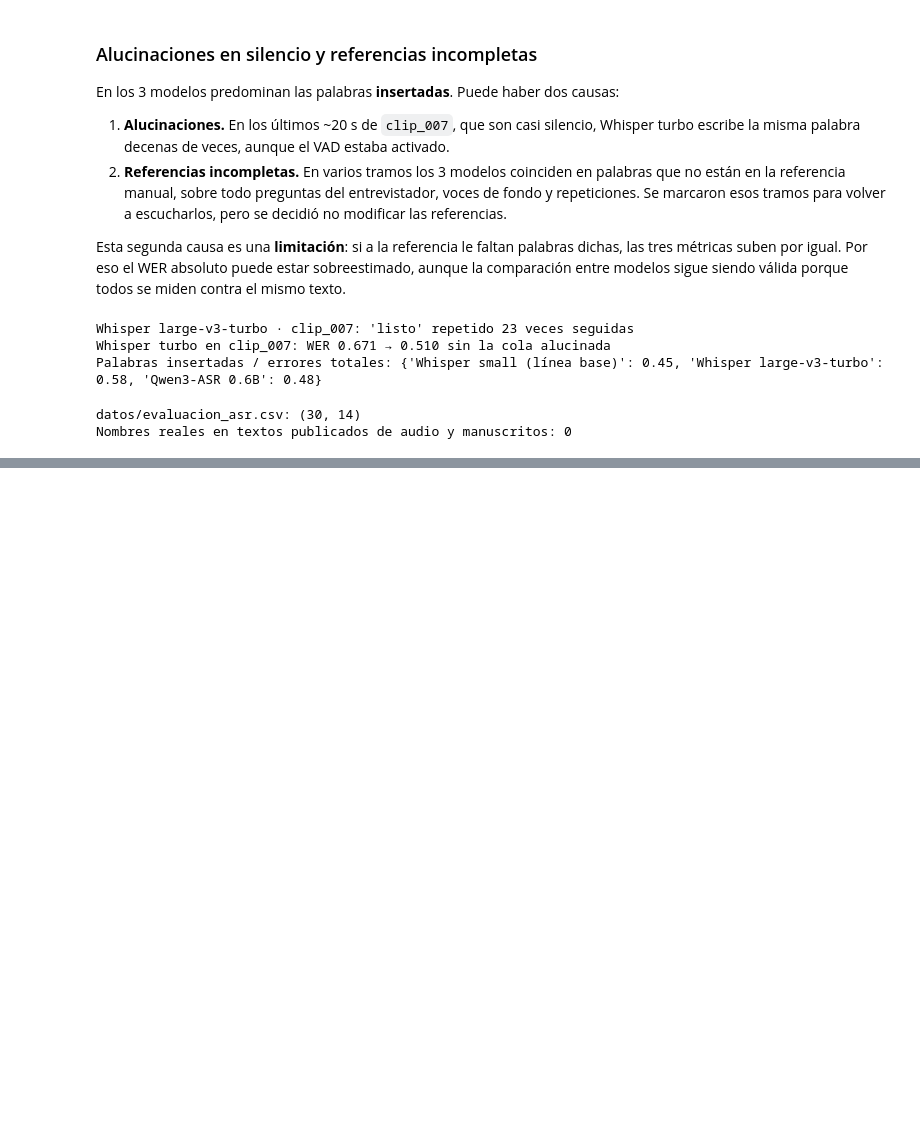
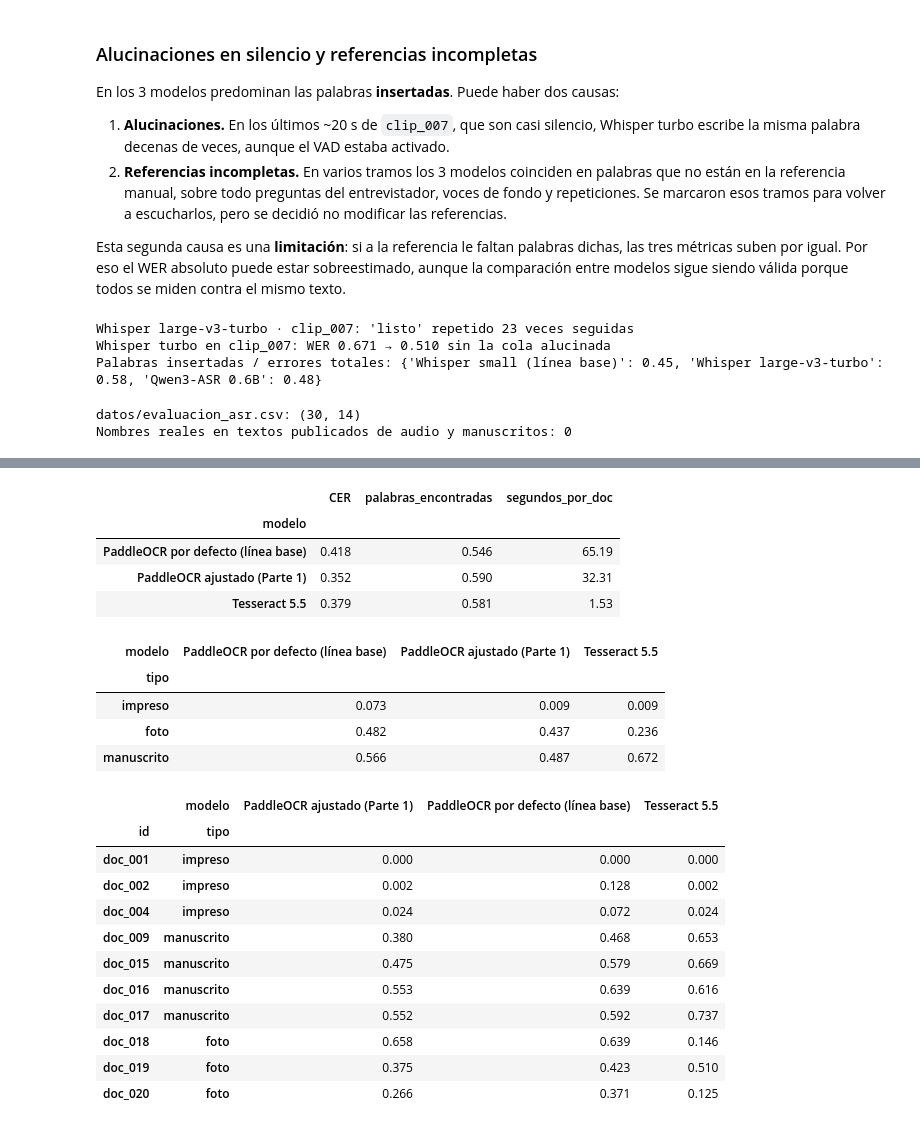
Before and after one commit to SusanMontalvo81/Diplomado-Su-2026, a Jupyter notebook: tarea_2/02_evaluacion.ipynb, the cells around one changed output, grey strips where cells are left out. Saved outputs shown, nothing was run; the diff lists cells and outputs as text; code cells hidden in the pictures; blank space fills up the shorter version.

```diff
--- a/tarea_2/02_evaluacion.ipynb
+++ b/tarea_2/02_evaluacion.ipynb
@@ -265,0 +311,53 @@ Nombres reales en textos publicados de audio y manuscritos: 0
+# %%
+MODELOS_OCR = {"paddle-base": "PaddleOCR por defecto (línea base)", "paddle": "PaddleOCR ajustado (Parte 1)",
+               "tesseract": "Tesseract 5.5"}
+OCR = Path("datos/raw/documentos/ocr")
+
+def palabras_encontradas(ref, hip):
+    r, h = [pd.Series(metricas.normalizar(t).split()).value_counts() for t in (ref, hip)]
+    return r.combine(h.reindex(r.index, fill_value=0), min).sum() / r.sum()
+
+filas = []
+for clave, nombre in MODELOS_OCR.items():
+    for d in MUESTRA_DOCS:
+        j = json.loads((OCR / f"{clave}-recorte" / f"{d}.json").read_text(encoding="utf-8"))
+        hip = "\n".join(l["texto"] for l in j["lineas"])
+        o = jiwer.process_characters(metricas.normalizar(referencia[d]), metricas.normalizar(hip) or "∅")
+        filas.append({"modelo": nombre, "id": d, "tipo": docs.set_index("id").loc[d, "tipo"], "segundos": j["segundos"],
+                      "caracteres_ref": o.hits + o.substitutions + o.deletions,
+                      "errores": o.substitutions + o.deletions + o.insertions, "cer": o.cer,
+                      "palabras_encontradas": palabras_encontradas(referencia[d], hip), "texto": hip})
+ocr = pd.DataFrame(filas)
+
+def resumir_ocr(g):
+    return pd.Series({"CER": g["errores"].sum() / g["caracteres_ref"].sum(), "palabras_encontradas": g["palabras_encontradas"].mean(),
+                      "segundos_por_doc": g["segundos"].mean()})
+
+tabla_ocr = ocr.groupby("modelo", sort=False).apply(resumir_ocr, include_groups=False)
+display(tabla_ocr.round(3))
+por_tipo = ocr.groupby(["tipo", "modelo"], sort=False).apply(resumir_ocr, include_groups=False)["CER"].unstack()
+display(por_tipo.round(3))
+display(ocr.pivot(index=["id", "tipo"], columns="modelo", values="cer").round(3))
+# %% [output]
+|  | CER | palabras_encontradas | segundos_por_doc |
+| modelo |  |  |  |
+| PaddleOCR por defecto (línea base) | 0.418 | 0.546 | 65.19 |
+| PaddleOCR ajustado (Parte 1) | 0.352 | 0.590 | 32.31 |
+| Tesseract 5.5 | 0.379 | 0.581 | 1.53 |
+| modelo | PaddleOCR por defecto (línea base) | PaddleOCR ajustado (Parte 1) | Tesseract 5.5 |
+| tipo |  |  |  |
+| impreso | 0.073 | 0.009 | 0.009 |
+| foto | 0.482 | 0.437 | 0.236 |
+| manuscrito | 0.566 | 0.487 | 0.672 |
+|  | modelo | PaddleOCR ajustado (Parte 1) | PaddleOCR por defecto (línea base) | Tesseract 5.5 |
+| id | tipo |  |  |  |
+| doc_001 | impreso | 0.000 | 0.000 | 0.000 |
+| doc_002 | impreso | 0.002 | 0.128 | 0.002 |
+| doc_004 | impreso | 0.024 | 0.072 | 0.024 |
+| doc_009 | manuscrito | 0.380 | 0.468 | 0.653 |
+| doc_015 | manuscrito | 0.475 | 0.579 | 0.669 |
+| doc_016 | manuscrito | 0.553 | 0.639 | 0.616 |
+| doc_017 | manuscrito | 0.552 | 0.592 | 0.737 |
+| doc_018 | foto | 0.658 | 0.639 | 0.146 |
+| doc_019 | foto | 0.375 | 0.423 | 0.510 |
+| doc_020 | foto | 0.266 | 0.371 | 0.125 |
```
Also changed, not shown: parts of 9 cells of this notebook, 4 other files.
